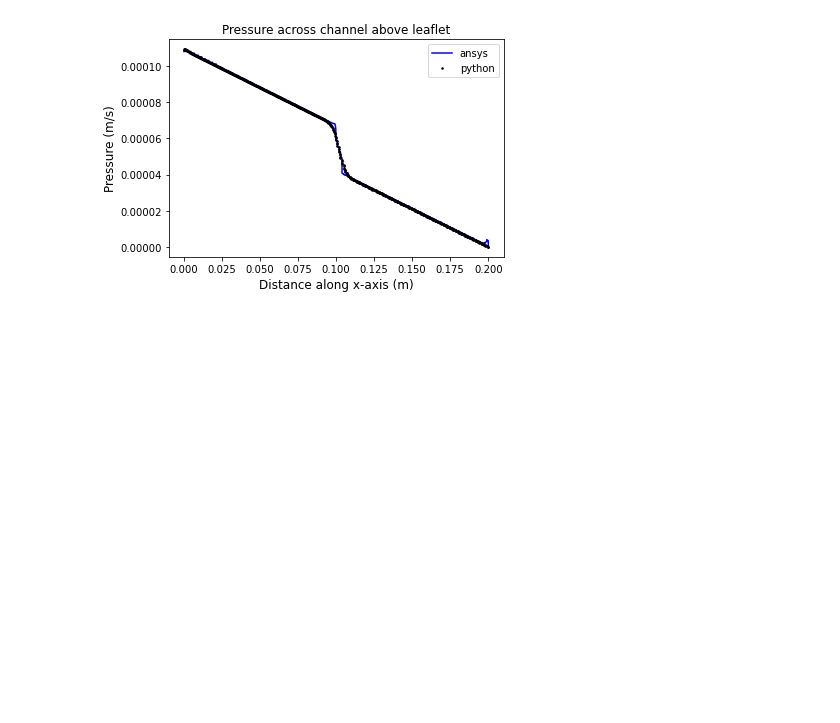
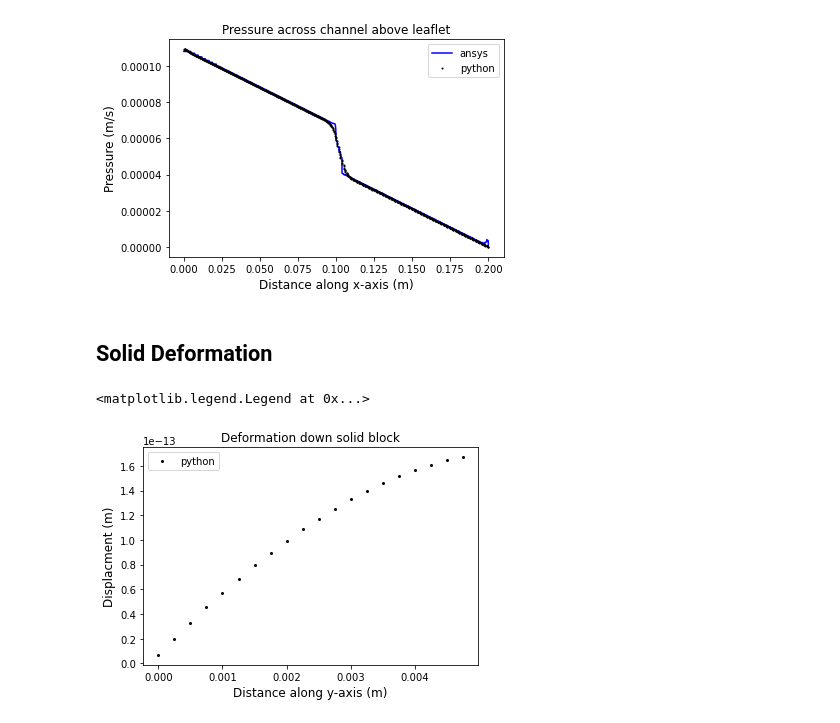
Before and after one commit to solids4foam/python-finite-volumes, a Jupyter notebook: 2D_FSI_wConvection.ipynb, the cells around one changed output. Drawn from its saved outputs; the diff is of its cells as text; code cells hidden in the pictures; blank space fills up the shorter version.

Commit message:
add displacement plot down centre of leaflet

```diff
--- a/2D_FSI_wConvection.ipynb
+++ b/2D_FSI_wConvection.ipynb
@@ -2101,3 +2084,12 @@ max solid disp 1.8170315678883946e-13
+# %%
+v = np.genfromtxt('soltution_stokes_32kcells.csv')
+vmag = np.sqrt(np.square(v[0::3].reshape(M,1))+np.square(v[1::3].reshape(M,1))) #get the velocity magnitude
+p = v[2::3].reshape(M,1) #get pressure from solution
+max_disp = np.max(vmag[solid_cells]*dt) #get the maximum displacmeent
+max_v = np.max(vmag) #get the maximum velocity
+max_p = np.max(p) #get the maximum pressure
+disp = vmag[solid_cells]*dt #define displacement of leaflet
+Re = vin[0] * Ly *rhof/mu #calculate the Reynolds number
 # %% [markdown]
 # Gather Results
 # %% [markdown]
@@ -2209,0 +2184,24 @@ def plot_residuals(residuals,iterations):
+# %% [markdown]
+## Solid Deformation
+# %%
+def def_disp_line(disp, Nx,Ny): #per_cent is where to cut the cross section
+    bot = coord_to_cells["0.120000 0.000000"]
+    top = coord_to_cells["0.120000 0.004750"]
+    top = math.floor(Nx/2+Ny/2*Nx)-1 #top solid cell
+    bot = math.floor(Nx/2)
+    half_way = int((1/50*Nx)/2)
+    cells = np.arange(bot+half_way,top+half_way,Nx)#cells along middle of block
+    disp_y = vmag[cells]
+    return disp_y
+# %%
+disp_y = def_disp_line(disp, Nx,Ny)
+# %%
+plt.figure()
+plt.plot(np.arange(0,0.004750+dy,dy), disp_y, 'ko',markersize = 2)
+plt.title('Deformation down solid block', fontsize = 12, weight = 500)
+plt.xlabel('Distance along y-axis (m)', fontsize = 12, weight = 500)
+plt.ylabel('Displacment (m)', fontsize = 12, weight = 500)
+plt.legend(['python', 'ansys'])
+# %% [output]
+<matplotlib.legend.Legend at 0x...>
+[figure, added]
```
Also changed, not shown: parts of 6 cells of this notebook.
